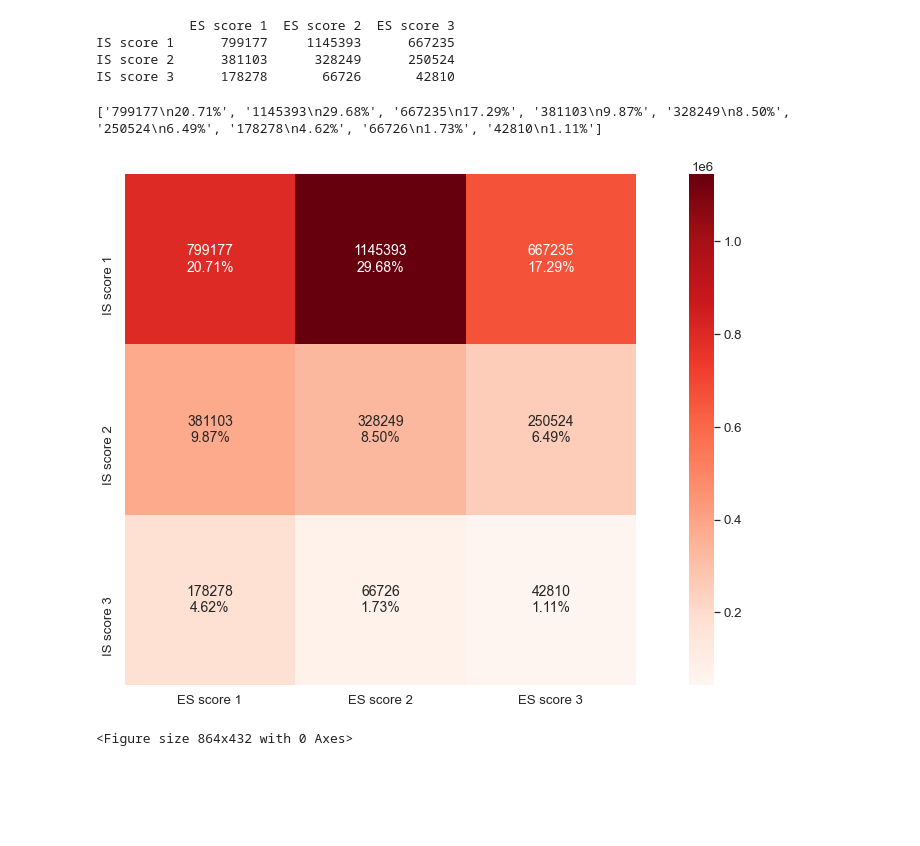
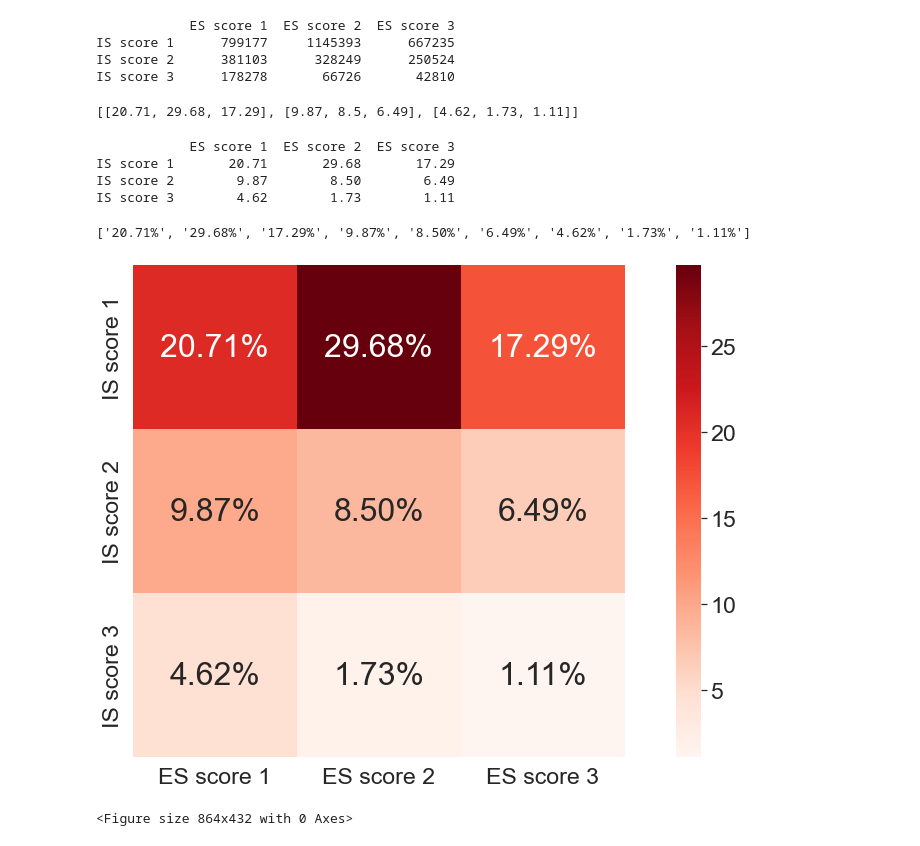
Before and after one commit to tr0up2r/plotting-and-graph-analysis, a Jupyter notebook: heatmap.ipynb, the cells around one changed output. Saved outputs shown, nothing was run; the diff lists cells and outputs as text; code cells hidden in the pictures; blank space fills up the shorter version.

Commit message:
boxplot annot percentage만 나오도록 변경, savefig 일부 변경.

```diff
--- a/heatmap.ipynb
+++ b/heatmap.ipynb
@@ -4,6 +4,9 @@ import numpy as np
 import matplotlib.pyplot as plt
 import seaborn as sns
 import pandas as pd
+# %%
+# font 설정.
+plt.rcParams.update({'font.family':'Arial'})
 # %%
 result_count_list = []
 
@@ -36,4 +39,37 @@ print(result_df)
 IS score 1      799177     1145393      667235
 IS score 2      381103      328249      250524
 IS score 3      178278       66726       42810
+# %%
+# percent로 heatmap 그리기 위한 code.
+result_percentage_list = []
+
+sql = f"select count(*) from comments where is_valid=1 and is_valid_author=1;"
+result_df = cn.select_query_result_to_df(sql)
+denominator = int(result_df['count(*)'][0])
+
+for is_score in range(1, 4):
+    part_percentage_list = []
+    for es_score in range(1, 4):
+        sql = f"select count(*) from comments where is_valid=1 and is_valid_author=1 and is_score={is_score} and es_score={es_score};"
+        result_df = cn.select_query_result_to_df(sql)
+        count = int(result_df['count(*)'][0])
+        percentage = round((count/denominator) * 100, 2)
+        part_percentage_list.append(percentage)
+
+    result_percentage_list.append(part_percentage_list)
+
+print(result_percentage_list)
+# %% [output]
+[[20.71, 29.68, 17.29], [9.87, 8.5, 6.49], [4.62, 1.73, 1.11]]
+# %%
+result_df = pd.DataFrame(result_percentage_list)
+result_df = result_df.rename(columns={0: 'ES score 1'}, index={0: 'IS score 1'})
+result_df = result_df.rename(columns={1: 'ES score 2'}, index={1: 'IS score 2'})
+result_df = result_df.rename(columns={2: 'ES score 3'}, index={2: 'IS score 3'})
+print(result_df)
+# %% [output]
+            ES score 1  ES score 2  ES score 3
+IS score 1       20.71       29.68       17.29
+IS score 2        9.87        8.50        6.49
+IS score 3        4.62        1.73        1.11
 # %%
@@ -41,24 +77,23 @@ count_label = np.array(result_count_list).reshape(-1)
 percentage_label = ["{0:.2%}".format(value) for value in count_label / denominator]
 # %%
 def draw_heatmap(df, title):
-    filename = title + '.png'
+    filename = title + '.eps'
 
-    labels = [f"{v1}\n{v2}" for v1, v2 in zip(count_label, percentage_label)]
+    labels = [f"{v2}" for v2 in (percentage_label)]
 
     print(labels)
     labels = np.asarray(labels).reshape(3, 3)
 
-    sns.set(font_scale=1.2)
-    sns.heatmap(df, annot=labels, fmt='', cmap='Reds', square=True, annot_kws = {'size':14})
-    # plt.title(title, fontsize=16)
+    sns.set(font_scale=2.1)
+    ax = sns.heatmap(df, annot=labels, fmt='', cmap='Reds', square=True, annot_kws = {'size':32})
+    ax.set_yticklabels(['IS score 1', 'IS score 2', 'IS score 3'], va='center', rotation = 90, position=(0,0.28))
 
-    plt.savefig(filename, dpi=300)
     plt.figure(figsize = (12,6))
-
+    ax.figure.savefig(filename, format='eps', bbox_inches='tight')
     plt.show()
 # %%
-draw_heatmap(result_df, "Heatmap of Portion of IS, ES scores")
+draw_heatmap(result_df, "heatmap_of_portion_of_is_es_scores")
 # %% [output]
-['799177\n20.71%', '1145393\n29.68%', '667235\n17.29%', '381103\n9.87%', '328249\n8.50%', '250524\n6.49%', '178278\n4.62%', '66726\n1.73%', '42810\n1.11%']
+['20.71%', '29.68%', '17.29%', '9.87%', '8.50%', '6.49%', '4.62%', '1.73%', '1.11%']
-[figure, old version]
+[figure, new version]
 <Figure size 864x432 with 0 Axes>
```
Also changed, not shown: parts of 1 cell of this notebook, 4 other files.
